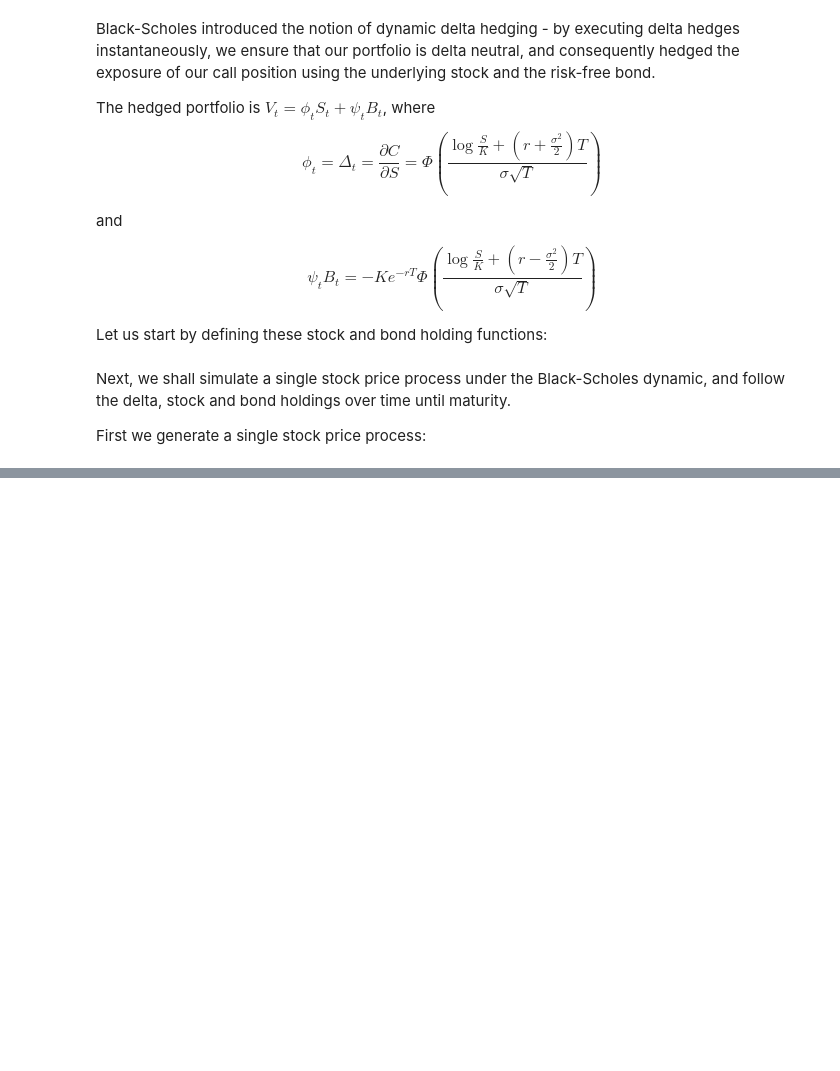
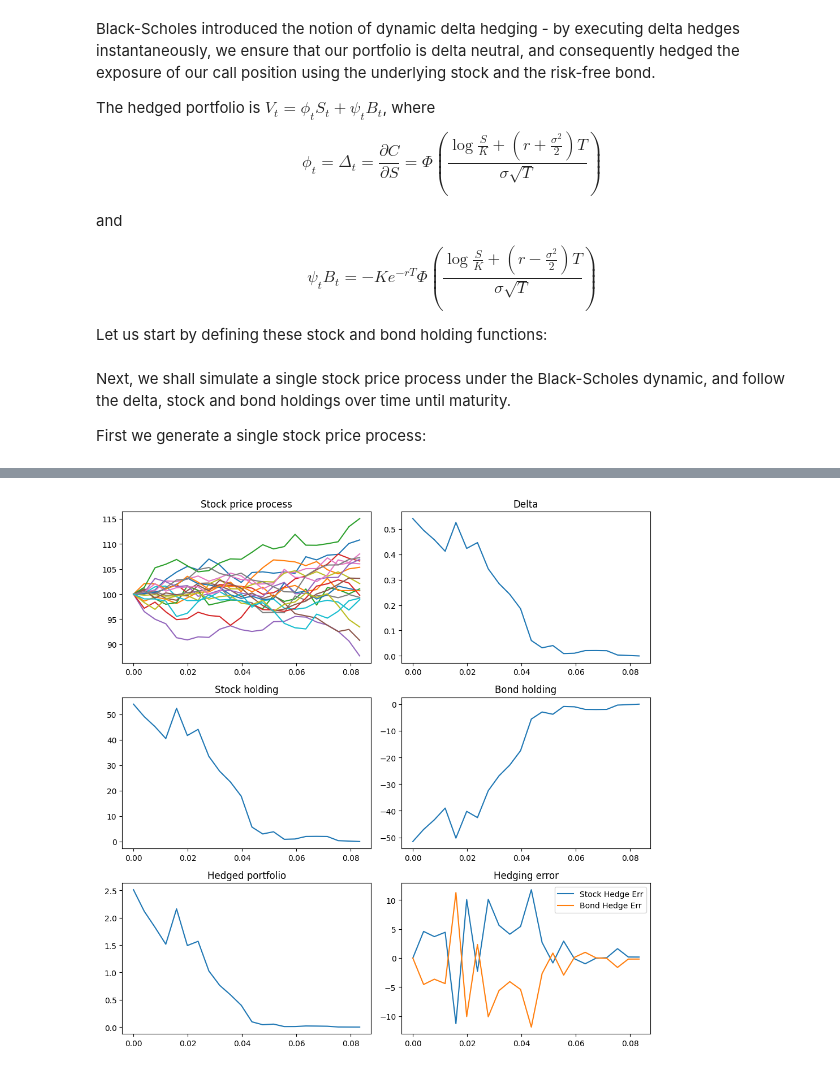
Before and after one commit to changjulian17/mqf_practice, a Jupyter notebook: QF620_Stochastic Modelling_in_Finance/Project/QF620-G2-Stochastic Modelling in Finance - 10252024 - 624 PM/dynamic_hedging_edit.ipynb, the cells around one changed output, grey strips where cells are left out. Drawn from its saved outputs; the diff is of its cells as text; code cells hidden in the pictures; blank space fills up the shorter version.

```diff
--- a/QF620_Stochastic Modelling_in_Finance/Project/QF620-G2-Stochastic Modelling in Finance - 10252024 - 624 PM/dynamic_hedging_edit.ipynb
+++ b/QF620_Stochastic Modelling_in_Finance/Project/QF620-G2-Stochastic Modelling in Finance - 10252024 - 624 PM/dynamic_hedging_edit.ipynb
@@ -116 +139,62 @@ plt.show()
+# %%
+simulated_totalhedge_errors = []
+
+for i in range(paths):
+    deltas = []
+    stockhedge_errors = []
+    bondhedge_errors = []
+    hedged_portfolios = []
+    stock_holdings = []
+    bond_holdings = []
+    # set path made by simulation
+    blackscholespath = S0*np.exp((r-sigma**2/2)*T + sigma*W_T[i])
+
+    for t, S_t in zip(T, blackscholespath):
+        stock_pos = phi(S_t, K, r, sigma, maturity-t)*S_t
+        bond_pos = psi_Bt(S_t, K, r, sigma, maturity-t)
+        V_t = stock_pos + bond_pos
+        stock_holdings.append(stock_pos)
+        bond_holdings.append(bond_pos)
+        hedged_portfolios.append(V_t)
+        deltas.append(phi(S_t, K, r, sigma, maturity-t))
+        if t == 0.0:
+            stockhedge_errors.append(0)
+            bondhedge_errors.append(0)
+        else:
+            stockhedge_errors.append(prev_phi*S_t - stock_pos)
+            bondhedge_errors.append(prev_bond_pos*np.exp(r*dt) - bond_pos)
+
+        prev_phi = phi(S_t, K, r, sigma, maturity-t)
+        prev_bond_pos = bond_pos
+
+        if t== T[-1]:   # at t = T capture the hedge error
+            # simulated_callhedge_errors.append(prev_phi*S_t + prev_bond_pos*np.exp(r*dt) - max(S_t-K,0))
+            simulated_totalhedge_errors.append(np.sum(np.array(stockhedge_errors)) + np.sum(np.array(bondhedge_errors)))
+
+
+plt.figure(tight_layout=True, figsize=(10, 10))
+plt.subplot(321)
+for i in range(20):
+    plt.plot(T, S0*np.exp((r-sigma**2/2)*T + sigma*W_T[i]))
+plt.title('Stock price process')
+plt.subplot(322)
+plt.plot(T, deltas)
+plt.title('Delta')
+plt.subplot(323)
+plt.plot(T, stock_holdings)
+plt.title('Stock holding')
+plt.subplot(324)
+plt.plot(T, bond_holdings)
+plt.title('Bond holding')
+plt.subplot(325)
+plt.plot(T, hedged_portfolios)
+plt.title('Hedged portfolio')
+plt.subplot(326)
+plt.plot(T, stockhedge_errors, label='Stock Hedge Err')
+plt.plot(T, bondhedge_errors, label='Bond Hedge Err')
+plt.legend()
+plt.title('Hedging error')
+plt.show()
+# %% [output]
+[figure, added]
 # %%
```
Also changed, not shown: parts of 12 cells of this notebook.
